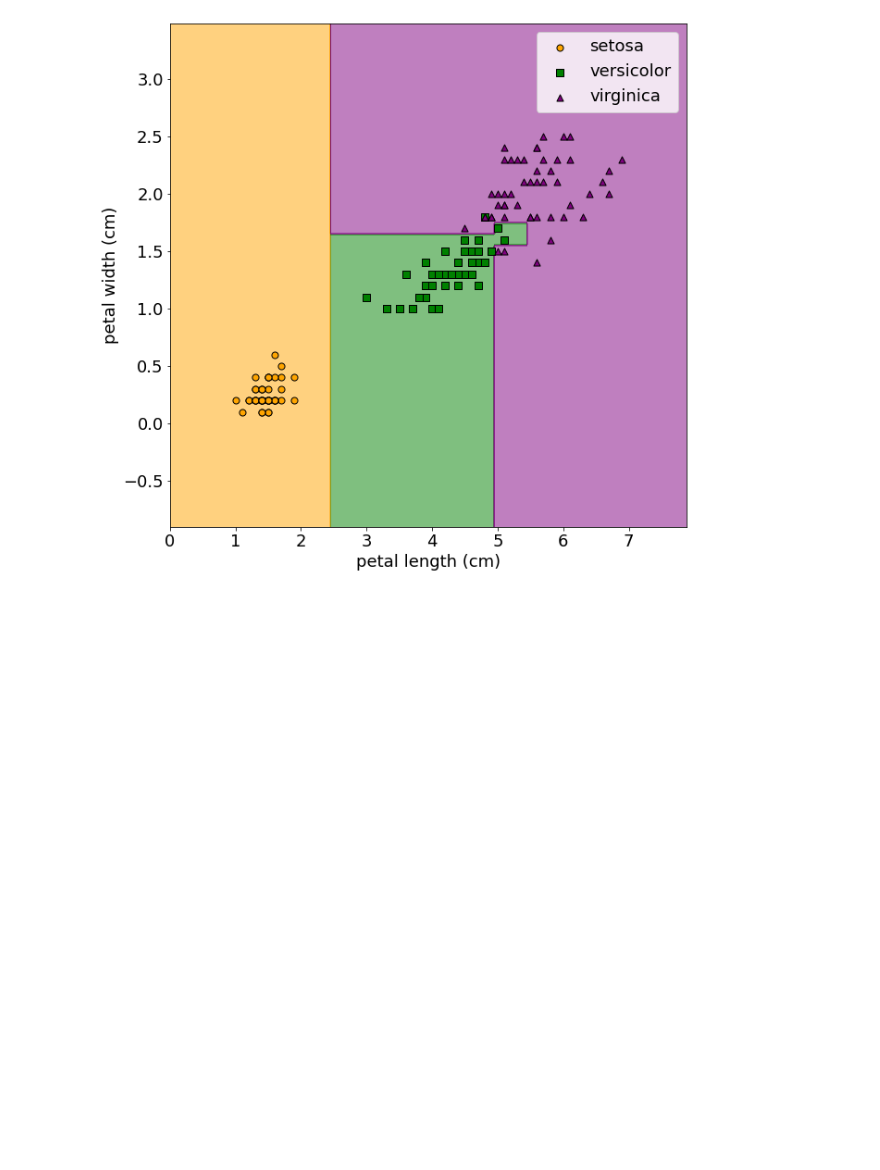
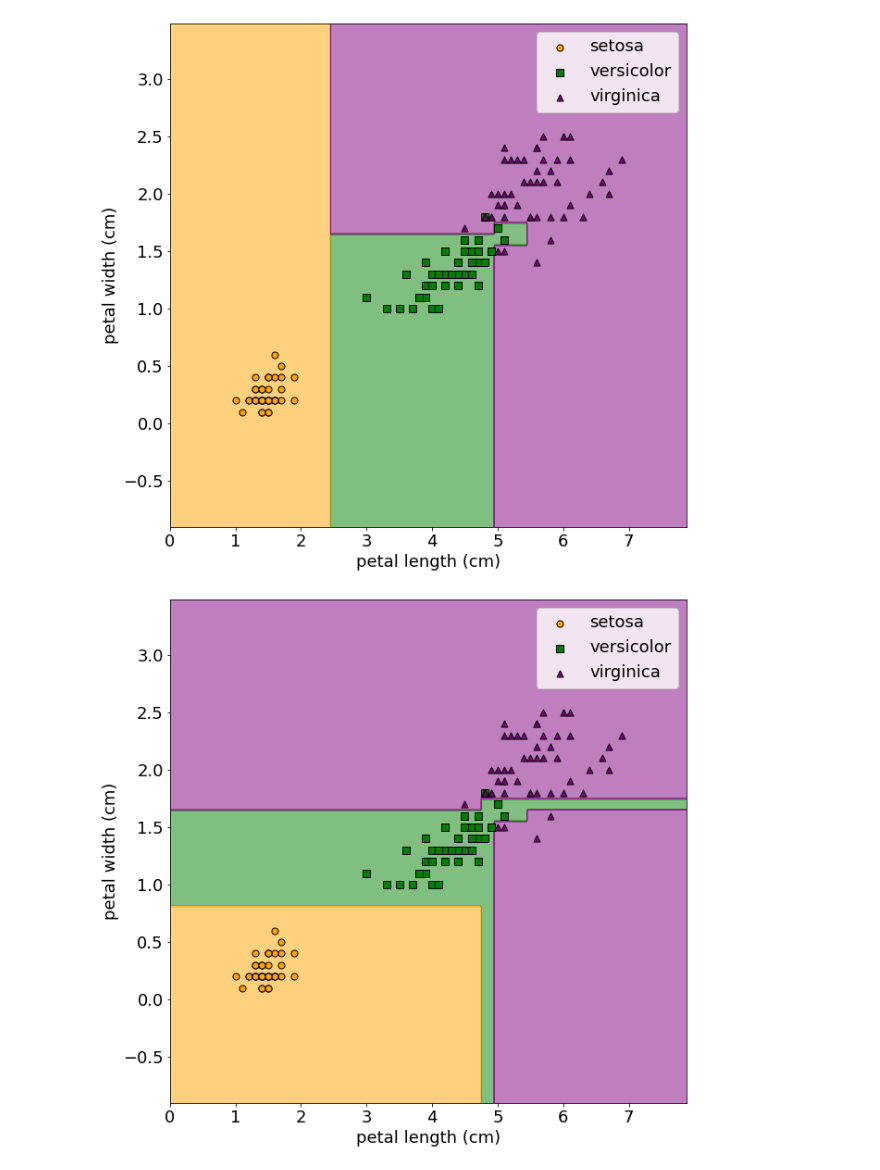
Before and after one commit to jakubglinka/pyprobml, a Jupyter notebook: notebooks/book1/01/iris_dtree.ipynb, the cells around one changed output. Saved outputs shown, nothing was run; the diff lists cells and outputs as text; code cells hidden in the pictures; blank space fills up the shorter version.

```diff
--- a/notebooks/book1/01/iris_dtree.ipynb
+++ b/notebooks/book1/01/iris_dtree.ipynb
@@ -205,3 +205,13 @@ Source.from_file("iris_tree.dot")
 plot_surface(tree_clf, X, y, xnames, ynames)
 # %% [output]
 [figure]
+# %%
+# weighted classifier (assymetric loss)
+class_weight={0: 1.0, 1: 1.0, 2: 10.0 }
+
+tree_clf = DecisionTreeClassifier(max_depth=None, random_state=42, class_weight=class_weight)
+tree_clf.fit(X, y)
+
+plot_surface(tree_clf, X, y, xnames, ynames)
+# %% [output]
+[figure, added]
```
